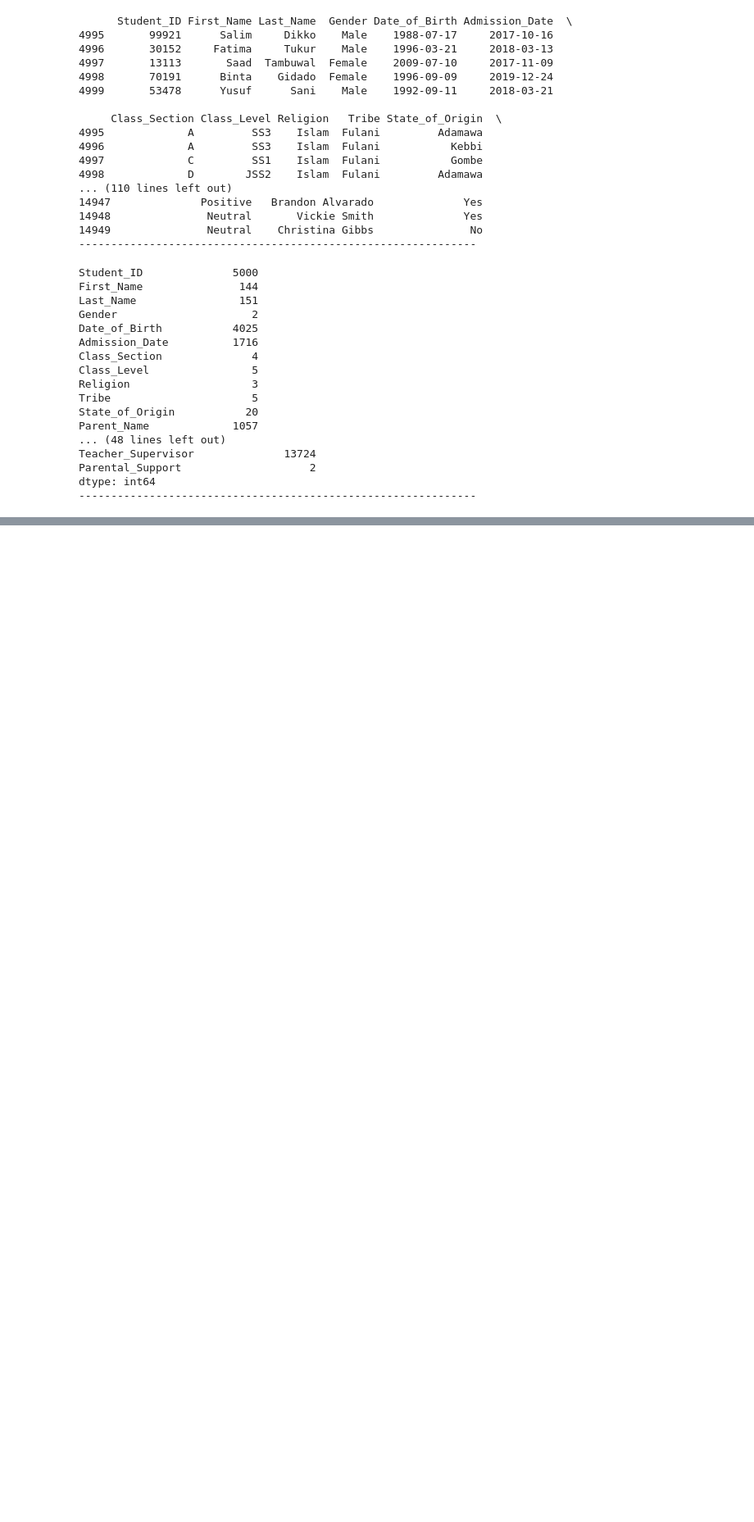
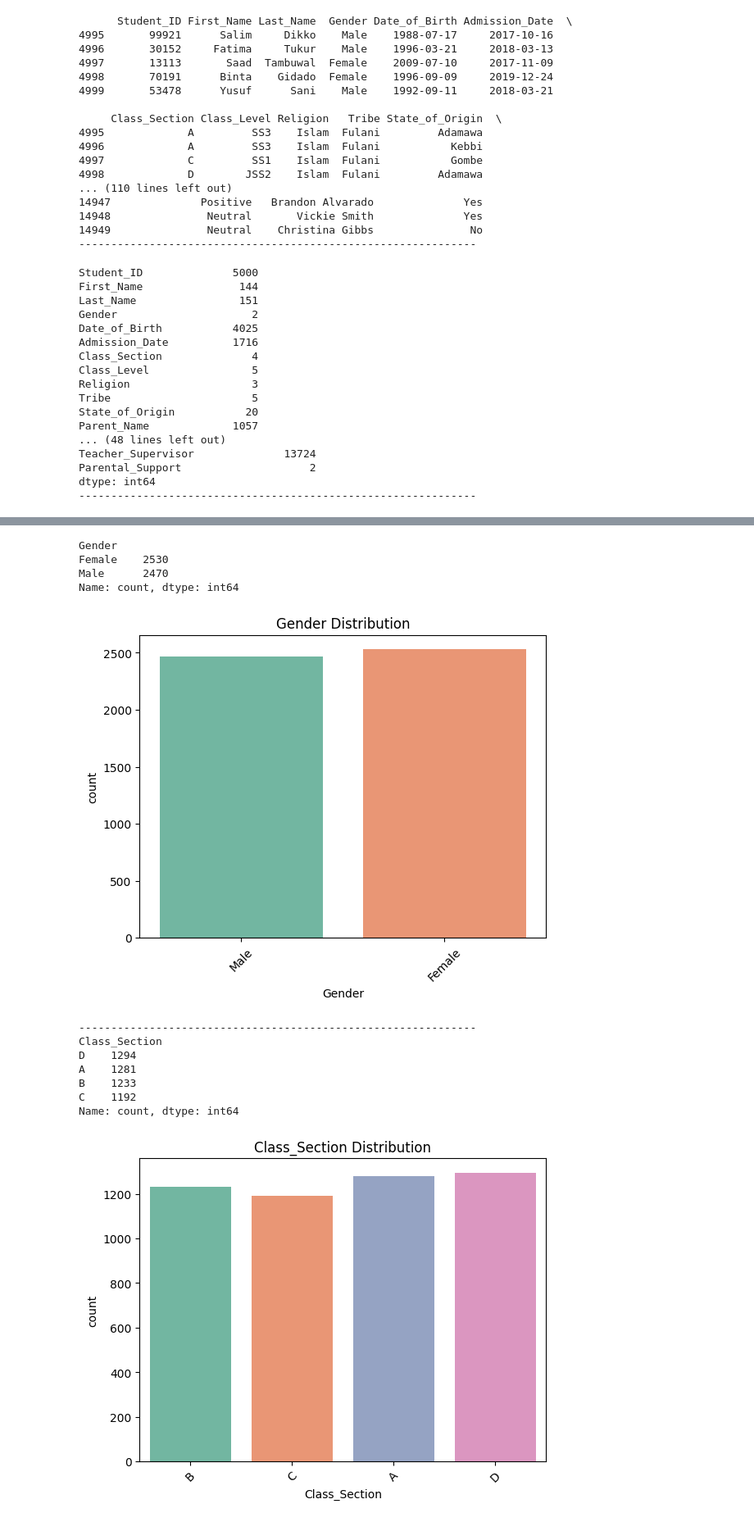
Before and after one commit to FunmilayoUde/DSNhackathon, a Jupyter notebook: DataFest/EDA.ipynb, the cells around one changed output, grey strips where cells are left out. Shown at 82% size. Drawn from its saved outputs; the diff is of its cells as text; code cells hidden in the pictures; blank space fills up the shorter version.

```diff
--- a/DataFest/EDA.ipynb
+++ b/DataFest/EDA.ipynb
@@ -260,0 +263,24 @@ dtype: int64
+# %%
+categories = ['Gender',"Class_Section", "Class_Level", "Religion", "Tribe", "State_of_Origin", "Special_Needs"]
+# %%
+for cat in categories:
+    print(student_data[cat].value_counts())
+    sns.countplot(data=student_data, x=cat, palette='Set2')
+    plt.title(f'{cat} Distribution')
+    plt.xticks(rotation=45)
+    plt.show()
+    print("--------------------------------------------------------------")
+# %% [output]
+Gender
+Female    2530
+Male      2470
+Name: count, dtype: int64
+[figure, added]
+--------------------------------------------------------------
+Class_Section
+D    1294
+A    1281
+B    1233
+C    1192
+Name: count, dtype: int64
+[figure, added]
```
Also changed, not shown: parts of 51 cells of this notebook.
